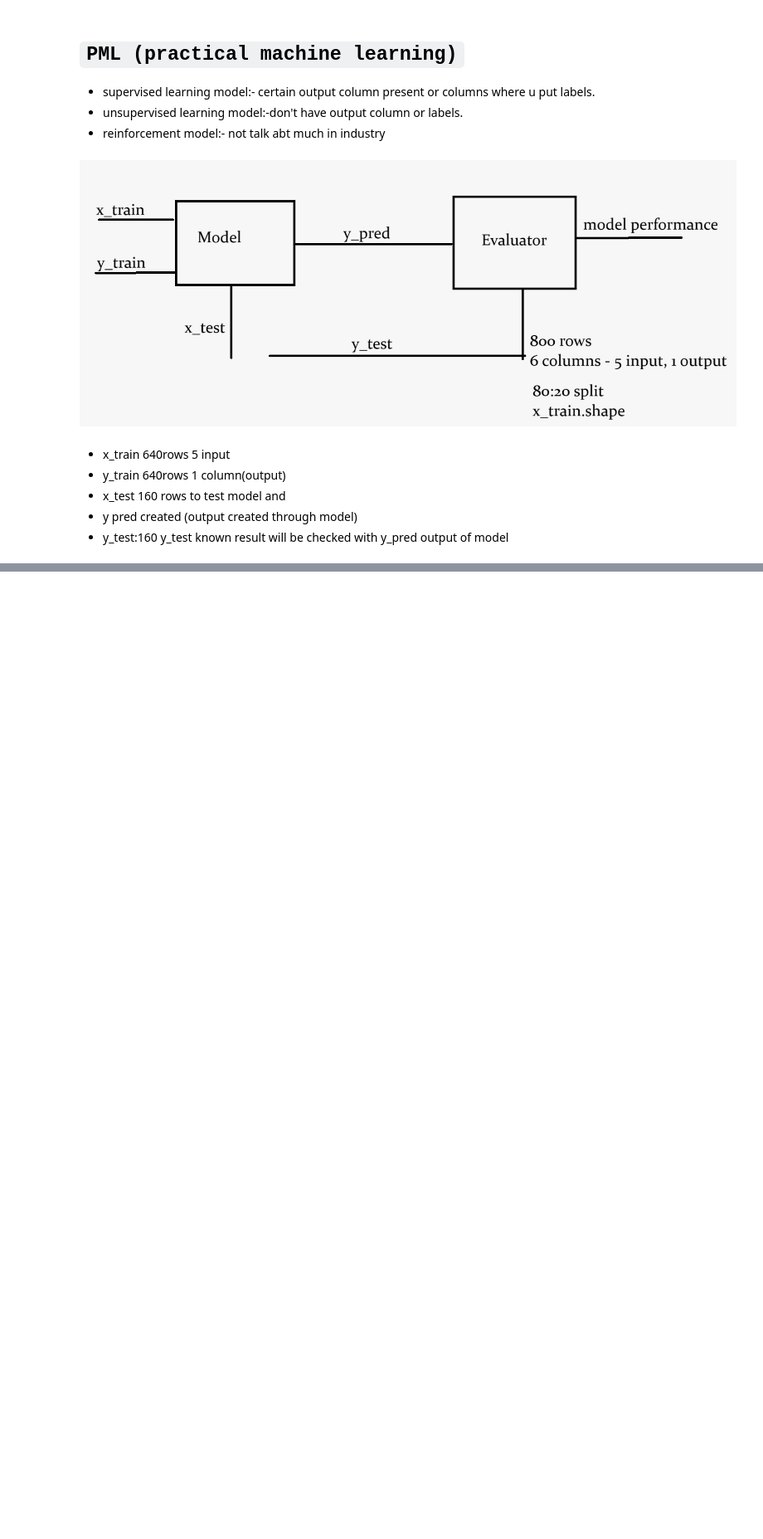
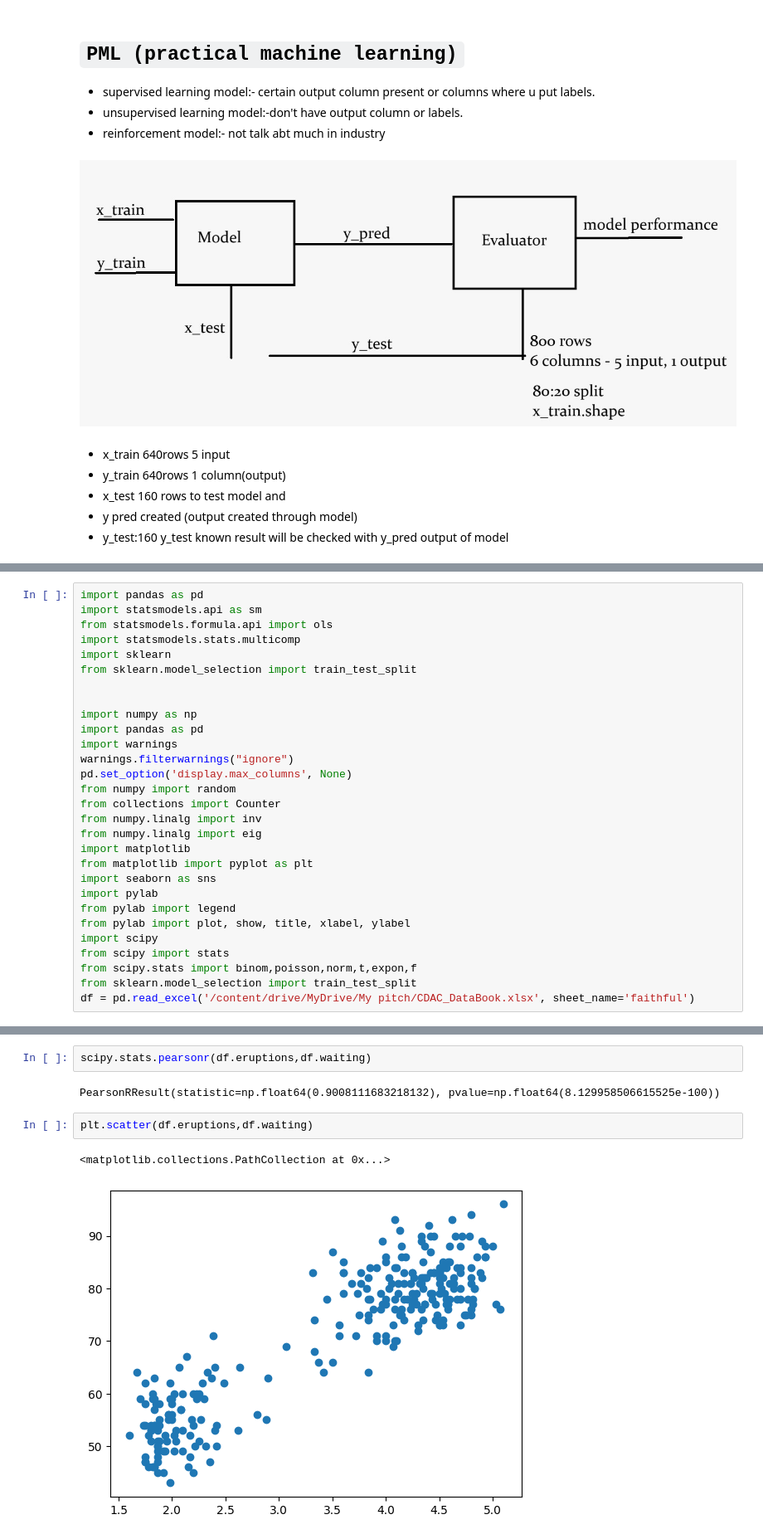
Before and after one commit to chaitanysaraswat/Advanced-Analytics-Using-Statistics, a Jupyter notebook: lecture13.ipynb, the cells around one changed output, grey strips where cells are left out. Shown at 83% size. Saved outputs shown, nothing was run; the diff lists cells and outputs as text; blank space fills up the shorter version.

```diff
--- a/lecture13.ipynb
+++ b/lecture13.ipynb
@@ -18,0 +88,29 @@
+# %%
+import pandas as pd
+import statsmodels.api as sm
+from statsmodels.formula.api import ols
+import statsmodels.stats.multicomp
+import sklearn
+from sklearn.model_selection import train_test_split
+
+
+import numpy as np
+import pandas as pd
+import warnings
+warnings.filterwarnings("ignore")
+pd.set_option('display.max_columns', None)
+from numpy import random
+from collections import Counter
+from numpy.linalg import inv
+from numpy.linalg import eig
+import matplotlib
+from matplotlib import pyplot as plt
+import seaborn as sns
+import pylab
+from pylab import legend
+from pylab import plot, show, title, xlabel, ylabel
+import scipy
+from scipy import stats
+from scipy.stats import binom,poisson,norm,t,expon,f
+from sklearn.model_selection import train_test_split
+df = pd.read_excel('/content/drive/MyDrive/My pitch/CDAC_DataBook.xlsx', sheet_name='faithful')
@@ -18,0 +126,9 @@
+# %%
+scipy.stats.pearsonr(df.eruptions,df.waiting)
+# %% [output]
+PearsonRResult(statistic=np.float64(0.9008111683218132), pvalue=np.float64(8.129958506615525e-100))
+# %%
+plt.scatter(df.eruptions,df.waiting)
+# %% [output]
+<matplotlib.collections.PathCollection at 0x...>
+[figure, added]
```
Also changed, not shown: parts of 27 cells of this notebook.
